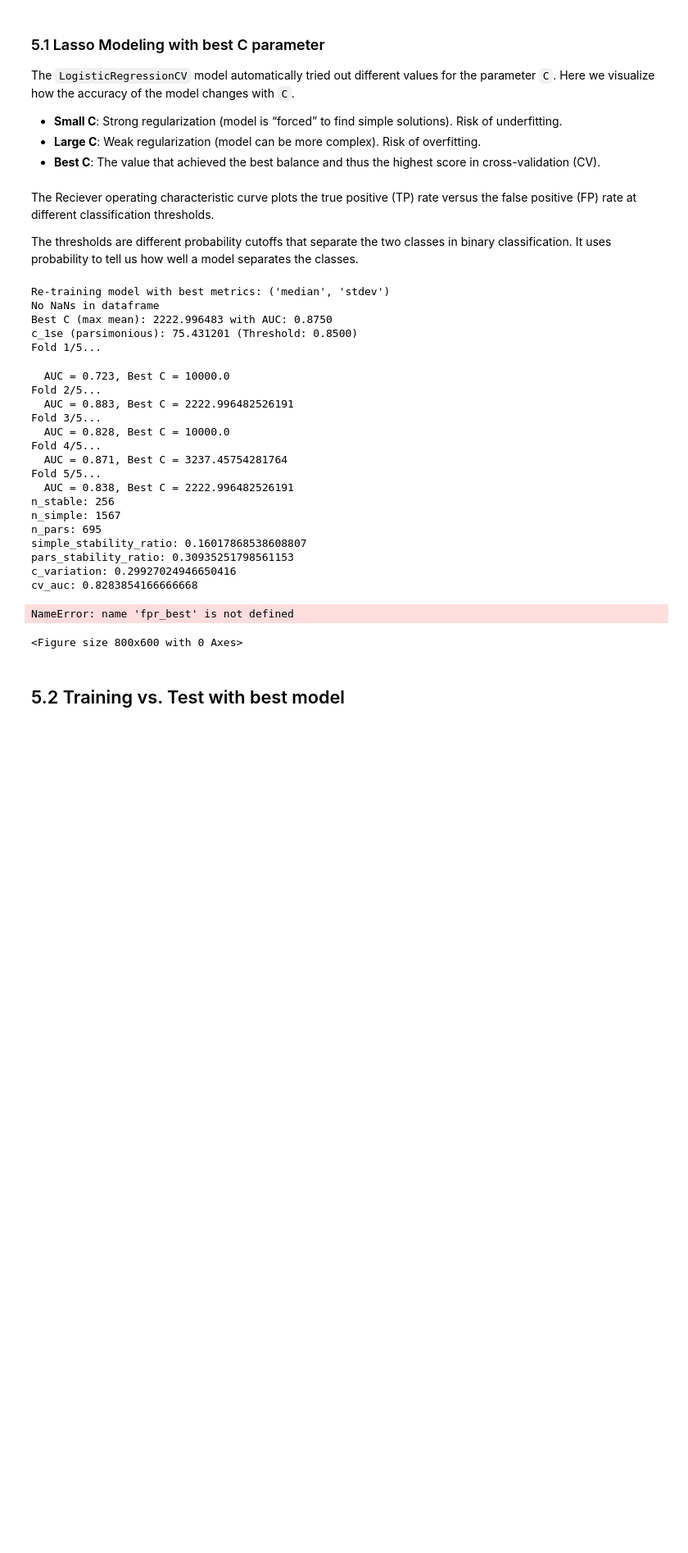
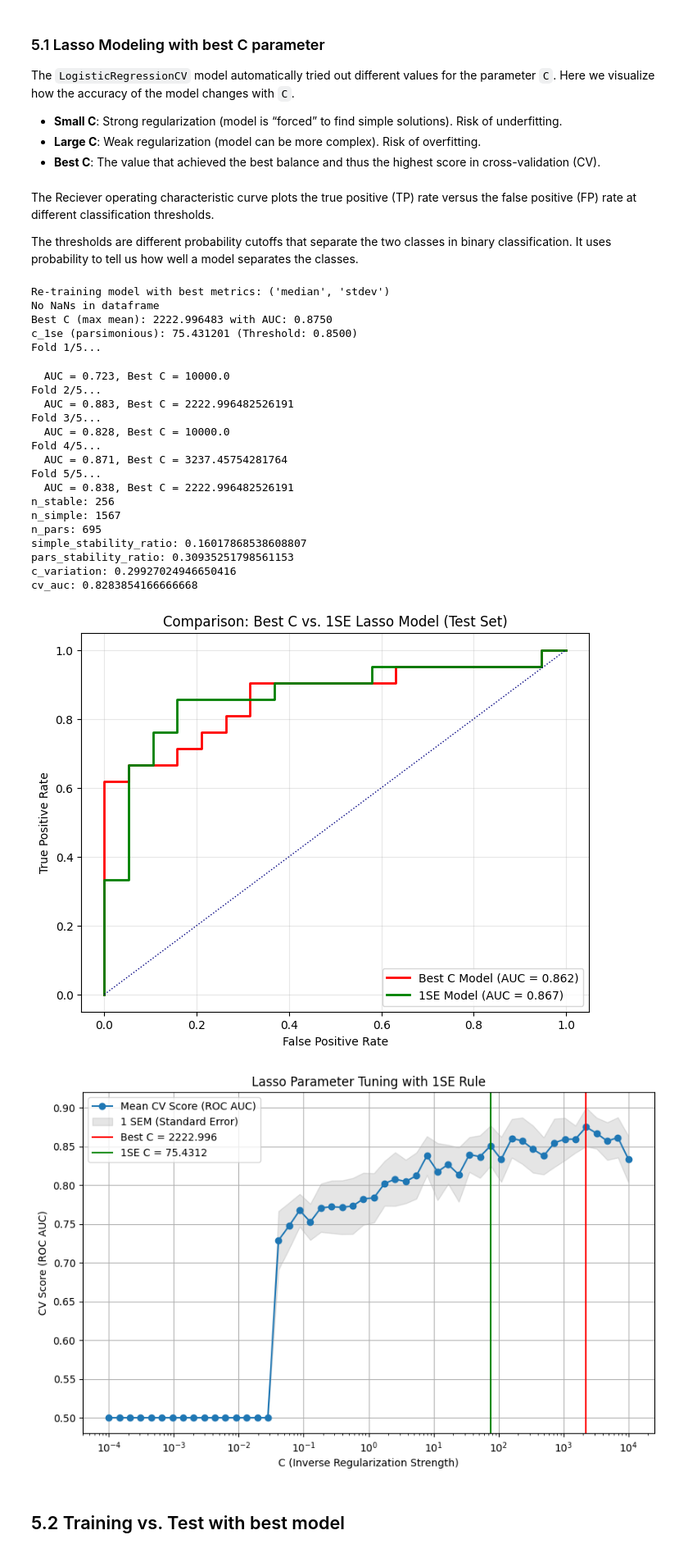
Before and after one commit to LabMedDHM/lotta_frag, a Jupyter notebook: 04_lasso_modeling.ipynb, the cells around one changed output. Shown at 82% size. Saved outputs shown, nothing was run; the diff lists cells and outputs as text; code cells hidden in the pictures; blank space fills up the shorter version.

Commit message:
Debugging should be done, saved all figures

```diff
--- a/04_lasso_modeling.ipynb
+++ b/04_lasso_modeling.ipynb
@@ -59,6 +70,9 @@ if ANALYSIS_MODE == "specific_vs_healthy":
         ].copy()
 else:
     clinical_df = clinical_df_raw.copy()
+    SPECIFIC_GROUP = "Pancancer"
+
+print(f"Specific group: {SPECIFIC_GROUP}")
 
 if STRATIFY_BY =="Gender":
     clinical_df = clinical_df[clinical_df["Gender"].isin(["M", "F"])]
@@ -81,7 +95,12 @@ print(len(healthy_df))
 print(len(cancer_df))
 
 valid_samples = clinical_df["Extracted_ID"].unique()
+
+print(df.head())
+print(df.columns)
 df = df[df["sample"].isin(valid_samples)].copy()
+
+#df.to_csv(f"/labmed/workspace/lotta/finaletoolkit/dataframes_for_ba/final_feature_matrix_gc_corrected_{BIN_SIZE}.tsv", index=False)
 
 print(f"Number of Samples in Matrix: {df['sample'].nunique()}")
 print(f"Number of Bins per Sample: {len(df) / df['sample'].nunique()}")
@@ -135,7 +165,7 @@ def run_lasso_for_metrics(df, clinical_df, metrics, fast=True):
     y_prob_test = simple_pipeline.predict_proba(X_test)[:, 1]
     test_auc = roc_auc_score(y_test, y_prob_test)
 
-    best_c, c_1se, _,  _, = calculate_cs(simple_pipeline)
+    best_c, c_1se, best_score, threshold, mean_scores, sem_scores, cs = calculate_cs(simple_pipeline)
 
     # fit stable model (1SE) to calculate the ratio
     stable_pipeline = get_stable_pipeline(c_1se)
@@ -401,7 +431,7 @@ The thresholds are different probability cutoffs that separate the two classes i
 # %%
 from cv_lasso_single_fold import cross_validation, analyze_feature_stability
 
-#best_metrics = ['mean', 'stdev']
+#best_metrics = ['median', 'stdev']
 print(f"Re-training model with best metrics: {best_metrics}")
 
 X_train, X_test, y_train, y_test = preprocess_data(df, clinical_df, STRATIFY_BY, best_metrics)
@@ -411,7 +441,7 @@ simple_pipeline = get_simple_pipeline()
 simple_pipeline.fit(X_train, y_train)
 
 # Get C values
-best_c, c_1se, best_score, threshold = calculate_cs(simple_pipeline)
+best_c, c_1se, best_score, threshold, mean_scores, sem_scores, cs = calculate_cs(simple_pipeline)
 
 print(f"Best C (max mean): {best_c:.6f} with AUC: {best_score:.4f}")
 print(f"c_1se (parsimonious): {c_1se:.6f} (Threshold: {threshold:.4f})")
@@ -458,40 +508,42 @@ cv_auc: 0.8283854166666668
 plt.figure(figsize=(8, 6))
 
 # Curve 1: Best C (e.g., in Blue)
-plt.plot(fpr_best, tpr_best, color='red', lw=2,
-         label=f'Best C Model (AUC = {auc_best:.3f})')
+plt.plot(fpr_best_test, tpr_best_test, color='red', lw=2,
+         label=f'Best C Model (AUC = {auc_best_test:.3f})')
 
 # Kurve 2: 1SE Model (z.B. in Grün oder Orange)
-plt.plot(fpr_1se, tpr_1se, color='green', lw=2,
-         label=f'1SE Model (AUC = {auc_1se:.3f})')
+plt.plot(fpr_1se_test, tpr_1se_test, color='green', lw=2,
+         label=f'1SE Model (AUC = {auc_1se_test:.3f})')
 
 # Diagonale (Zufallslinie)
 plt.plot([0, 1], [0, 1], color='navy', lw=1, linestyle=':')
 
 plt.title('Comparison: Best C vs. 1SE Lasso Model (Test Set)')
 plt.xlabel('False Positive Rate')
 plt.ylabel('True Positive Rate')
 plt.legend(loc="lower right")
 plt.grid(True, alpha=0.3)
+plt.savefig(f"/labmed/workspace/lotta/finaletoolkit/outputs/plots/roc_curve_both{BIN_SIZE}_{SPECIFIC_GROUP}.png")
+
 
 plt.show()
 
 # --- Lasso Parameter Tuning Plot ---
 plt.figure(figsize=(10,6))
 plt.semilogx(cs, mean_scores, marker='o', label='Mean CV Score (ROC AUC)')
 plt.fill_between(cs, mean_scores - sem_scores, mean_scores + sem_scores, alpha=0.2, color='gray', label='1 SEM (Standard Error)')
 plt.axvline(best_c, color='r', label=f'Best C = {best_c:.3f}')
 plt.axvline(c_1se, color='g', label=f'1SE C = {c_1se:.4f}')
 plt.title("Lasso Parameter Tuning with 1SE Rule")
 plt.xlabel("C (Inverse Regularization Strength)")
 plt.ylabel("CV Score (ROC AUC)")
 plt.legend()
 plt.grid(True)
-plt.savefig(f"/labmed/workspace/lotta/finaletoolkit/outputs/plots/lasso_parameter_tuning{BIN_SIZE}.png")
+plt.savefig(f"/labmed/workspace/lotta/finaletoolkit/outputs/plots/lasso_parameter_tuning{BIN_SIZE}_{SPECIFIC_GROUP}.png")
 plt.show()
 # %% [output]
-NameError: name 'fpr_best' is not defined
-<Figure size 800x600 with 0 Axes>
+[figure, added]
+[figure, added]
 # %% [markdown]
 ## 5.2 Training vs. Test with best model
 # %%
```
Also changed, not shown: parts of 16 cells of this notebook, 3 other files.
